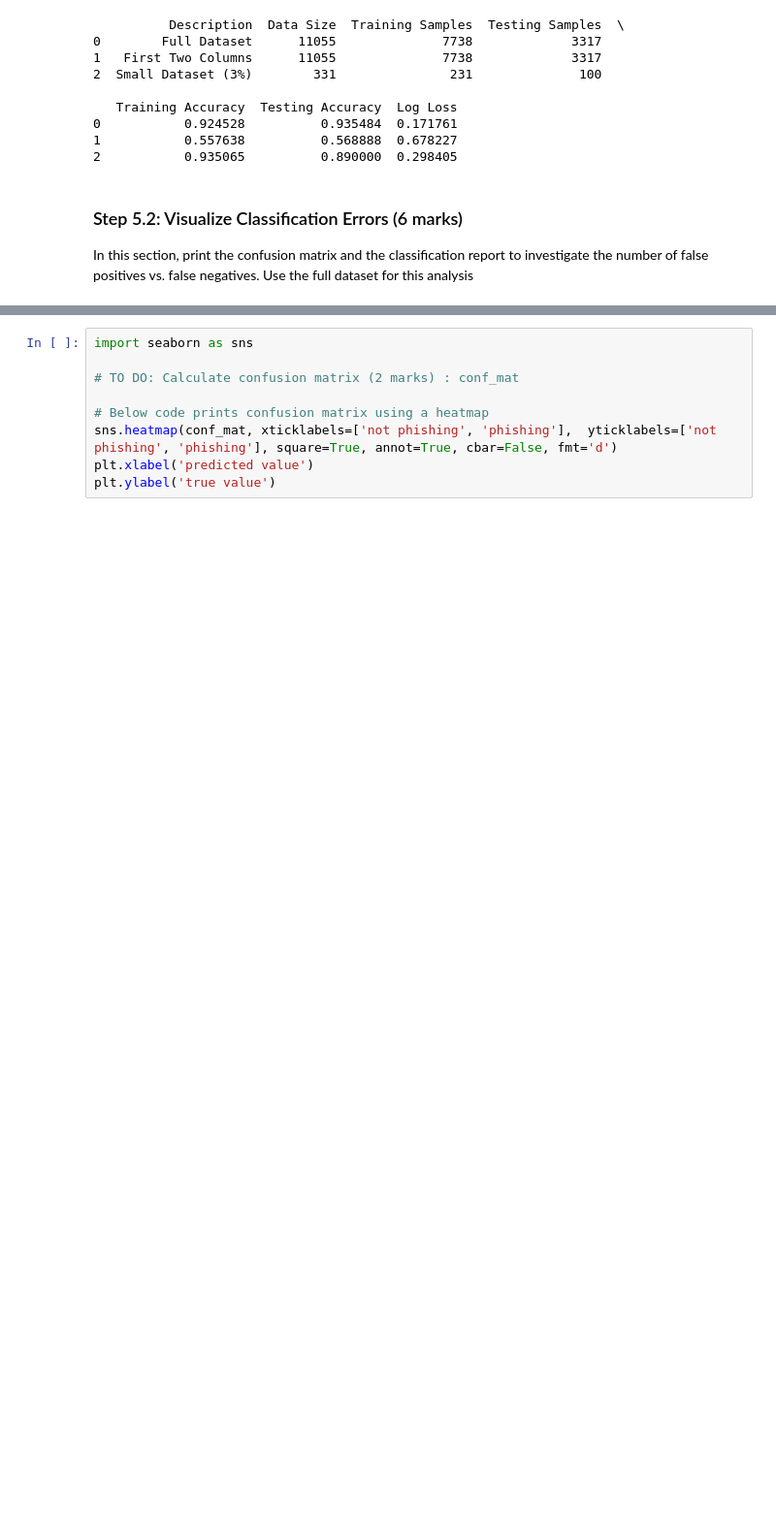
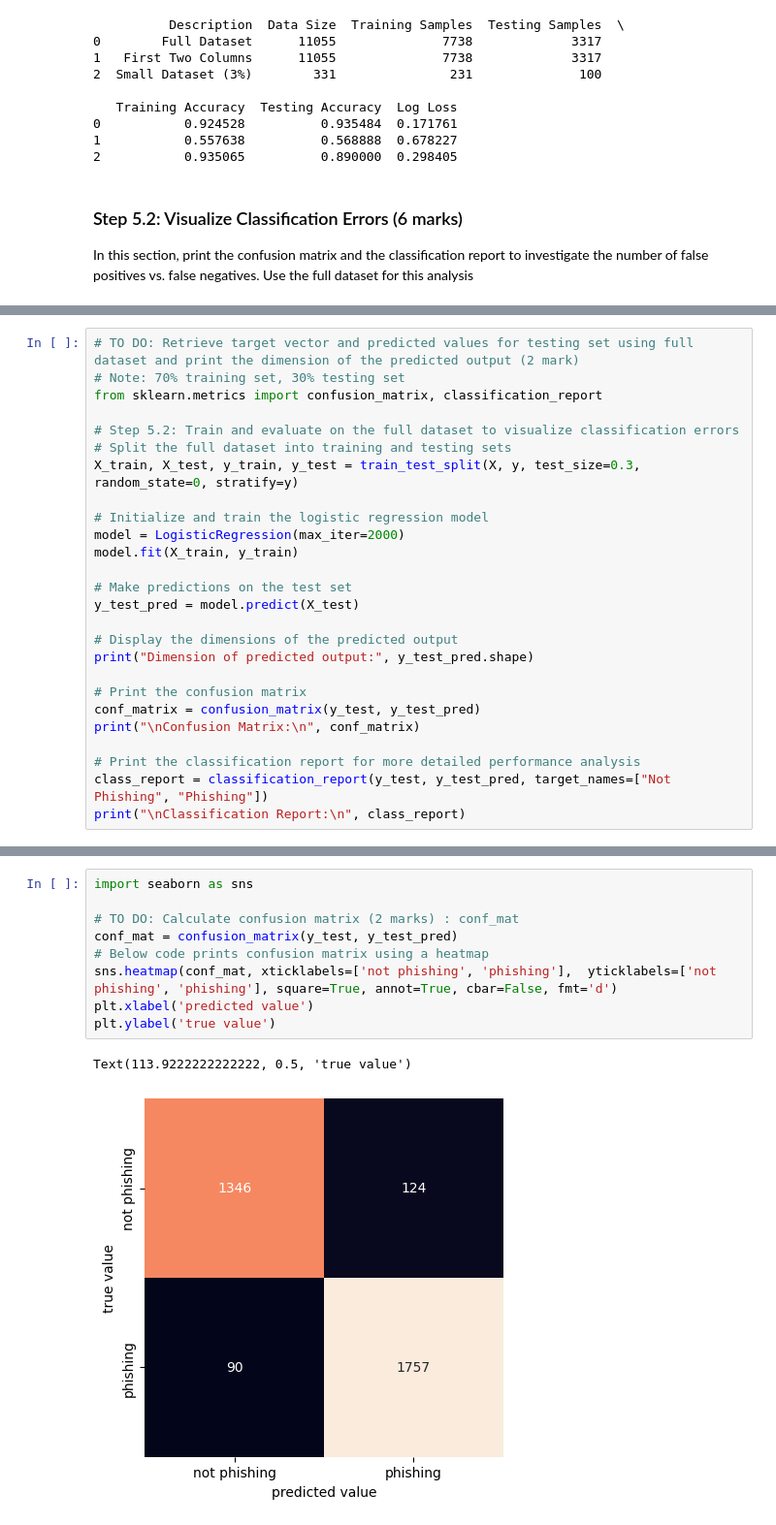
Before and after one commit to AkinsegunAdemiluwa/engg680_2024_fall, a Jupyter notebook: Lab_Assignment3/Introduction to Machine Learning (Gradient Descent, Logistic Regression).ipynb, the cells around one changed output, grey strips where cells are left out. Shown at 97% size. Drawn from its saved outputs; the diff is of its cells as text; blank space fills up the shorter version.

Commit message:
Completion of Logistic Regression

```diff
--- a/Lab_Assignment3/Introduction to Machine Learning (Gradient Descent, Logistic Regression).ipynb
+++ b/Lab_Assignment3/Introduction to Machine Learning (Gradient Descent, Logistic Regression).ipynb
@@ -690,0 +688,26 @@ In this section, print the confusion matrix and the classification report to inv
+# %%
+# TO DO: Retrieve target vector and predicted values for testing set using full dataset and print the dimension of the predicted output (2 mark)
+# Note: 70% training set, 30% testing set
+from sklearn.metrics import confusion_matrix, classification_report
+
+# Step 5.2: Train and evaluate on the full dataset to visualize classification errors
+# Split the full dataset into training and testing sets
+X_train, X_test, y_train, y_test = train_test_split(X, y, test_size=0.3, random_state=0, stratify=y)
+
+# Initialize and train the logistic regression model
+model = LogisticRegression(max_iter=2000)
+model.fit(X_train, y_train)
+
+# Make predictions on the test set
+y_test_pred = model.predict(X_test)
+
+# Display the dimensions of the predicted output
+print("Dimension of predicted output:", y_test_pred.shape)
+
+# Print the confusion matrix
+conf_matrix = confusion_matrix(y_test, y_test_pred)
+print("\nConfusion Matrix:\n", conf_matrix)
+
+# Print the classification report for more detailed performance analysis
+class_report = classification_report(y_test, y_test_pred, target_names=["Not Phishing", "Phishing"])
+print("\nClassification Report:\n", class_report)
@@ -691,9 +730,12 @@ In this section, print the confusion matrix and the classification report to inv
 # %%
 import seaborn as sns
 
 # TO DO: Calculate confusion matrix (2 marks) : conf_mat
-
+conf_mat = confusion_matrix(y_test, y_test_pred)
 # Below code prints confusion matrix using a heatmap
 sns.heatmap(conf_mat, xticklabels=['not phishing', 'phishing'],  yticklabels=['not phishing', 'phishing'], square=True, annot=True, cbar=False, fmt='d')
 plt.xlabel('predicted value')
 plt.ylabel('true value')
+# %% [output]
+Text(113.9222222222222, 0.5, 'true value')
+[figure, added]
```
Also changed, not shown: parts of 5 cells of this notebook.
